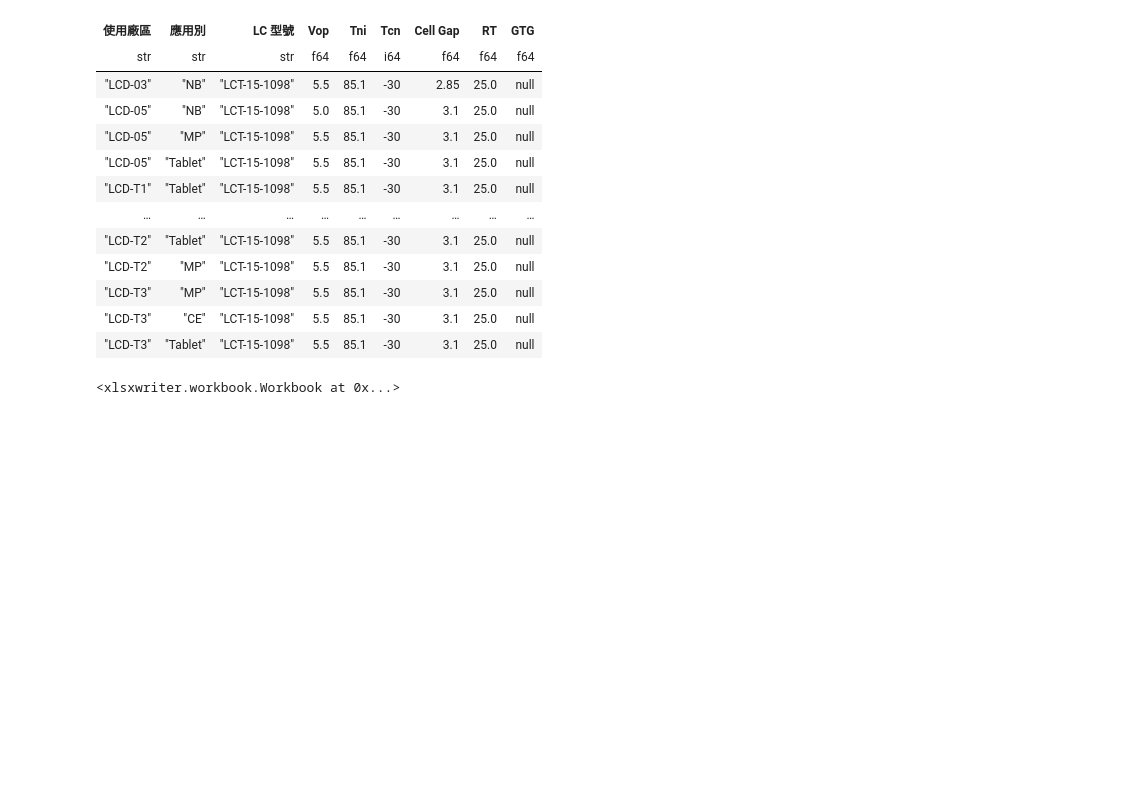
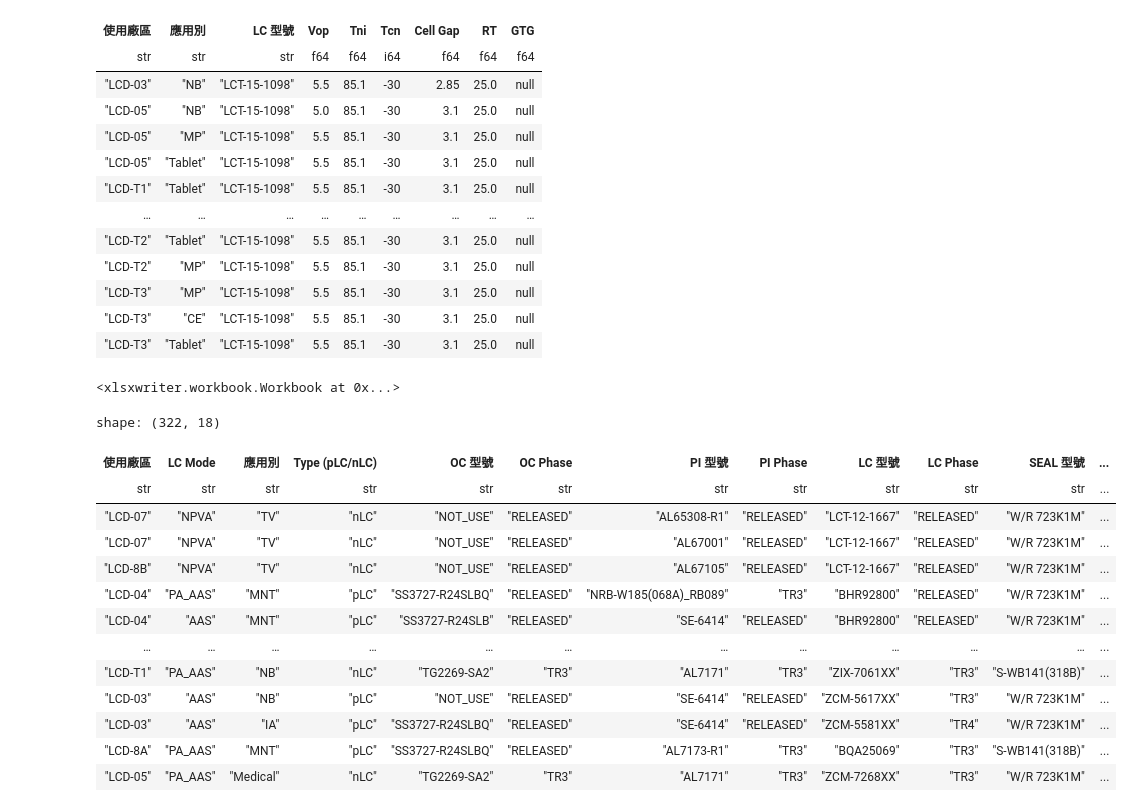
Before and after one commit to dimsplendid/innolux, a Jupyter notebook: notebooks/材料大地圖/demo.ipynb, the cells around one changed output. Drawn from its saved outputs; the diff is of its cells as text; code cells hidden in the pictures; blank space fills up the shorter version.

```diff
--- a/notebooks/材料大地圖/demo.ipynb
+++ b/notebooks/材料大地圖/demo.ipynb
@@ -174,32 +188,68 @@ shape: (13, 9)
     .select(
         # "COMBOID",
         pl.col("LCD_FAB").alias("使用廠區"),
+        pl.col("LC_MODE").alias("LC Mode"),
         pl.col("APPLICATION").alias("應用別"),
         pl.col("ITM_000050_DATA").alias("OC 型號"),
         pl.col("ITM_000050_PHASE").alias("OC Phase"),
         pl.col("ITM_000061_DATA").alias("PI 型號"),
         pl.col("ITM_000061_PHASE").alias("PI Phase"),
         pl.col("ITM_000064_DATA").alias("LC 型號"),
         pl.col("ITM_000064_PHASE").alias("LC Phase"),
         pl.col("ITM_000071_DATA").alias("SEAL 型號"),
         pl.col("ITM_000071_PHASE").alias("SEAL Phase"),
     )
     .unique(maintain_order=True)
     .join(
         isd_attribute_db
         .select(
             pl.col("廠別").alias("使用廠區"),
             pl.col("APPLICATION").alias("應用別"),
+            pl.col("正負型液晶").alias("Type (pLC/nLC)"),
             pl.col("資料名稱").alias("LC 型號"),
             pl.col("VOP_V").alias("Vop"),
             pl.col("TNI_C").alias("Tni"),
             pl.col("LTS_C").alias("Tcn"),
             pl.col("CELL_GAP").alias("Cell Gap"),
             pl.col("RT_MS").alias("RT"),
             pl.when(pl.col("GTG_RT") == 0).then(None).otherwise(pl.col("GTG_RT"))
             .alias("GTG"),
         ),
         on=['使用廠區', '應用別', 'LC 型號'],
     )
-    # .head()
+    .select(
+        "使用廠區",
+        "LC Mode",
+        "應用別",
+        "Type (pLC/nLC)",
+        "OC 型號",
+        "OC Phase",
+        "PI 型號",
+        "PI Phase",
+        "LC 型號",
+        "LC Phase",
+        "SEAL 型號",
+        "SEAL Phase",
+        "Vop",
+        "Tni",
+        "Tcn",
+        "Cell Gap",
+        "RT",
+        "GTG",
+    )
 )
+# %% [output]
+shape: (322, 18)
+| 使用廠區 | LC Mode | 應用別 | Type (pLC/nLC) | OC 型號 | OC Phase | PI 型號 | PI Phase | LC 型號 | LC Phase | SEAL 型號 | ... |
+| str | str | str | str | str | str | str | str | str | str | str | ... |
+| "LCD-07" | "NPVA" | "TV" | "nLC" | "NOT_USE" | "RELEASED" | "AL65308-R1" | "RELEASED" | "LCT-12-1667" | "RELEASED" | "W/R 723K1M" | ... |
+| "LCD-07" | "NPVA" | "TV" | "nLC" | "NOT_USE" | "RELEASED" | "AL67001" | "RELEASED" | "LCT-12-1667" | "RELEASED" | "W/R 723K1M" | ... |
+| "LCD-8B" | "NPVA" | "TV" | "nLC" | "NOT_USE" | "RELEASED" | "AL67105" | "RELEASED" | "LCT-12-1667" | "RELEASED" | "W/R 723K1M" | ... |
+| "LCD-04" | "PA_AAS" | "MNT" | "pLC" | "SS3727-R24SLBQ" | "RELEASED" | "NRB-W185(068A)_RB089" | "TR3" | "BHR92800" | "RELEASED" | "W/R 723K1M" | ... |
+| "LCD-04" | "AAS" | "MNT" | "pLC" | "SS3727-R24SLB" | "RELEASED" | "SE-6414" | "RELEASED" | "BHR92800" | "RELEASED" | "W/R 723K1M" | ... |
+| … | … | … | … | … | … | … | … | … | … | … | ... |
+| "LCD-T1" | "PA_AAS" | "NB" | "nLC" | "TG2269-SA2" | "TR3" | "AL7171" | "TR3" | "ZIX-7061XX" | "TR3" | "S-WB141(318B)" | ... |
+| "LCD-03" | "AAS" | "NB" | "pLC" | "NOT_USE" | "RELEASED" | "SE-6414" | "RELEASED" | "ZCM-5617XX" | "TR3" | "W/R 723K1M" | ... |
+| "LCD-03" | "AAS" | "IA" | "pLC" | "SS3727-R24SLBQ" | "RELEASED" | "SE-6414" | "RELEASED" | "ZCM-5581XX" | "TR4" | "W/R 723K1M" | ... |
+| "LCD-8A" | "PA_AAS" | "MNT" | "pLC" | "SS3727-R24SLBQ" | "RELEASED" | "AL7173-R1" | "TR3" | "BQA25069" | "TR3" | "S-WB141(318B)" | ... |
+| "LCD-05" | "PA_AAS" | "Medical" | "nLC" | "TG2269-SA2" | "TR3" | "AL7171" | "TR3" | "ZCM-7268XX" | "TR3" | "W/R 723K1M" | ... |
```
Also changed, not shown: parts of 2 cells of this notebook, 6 other files.
